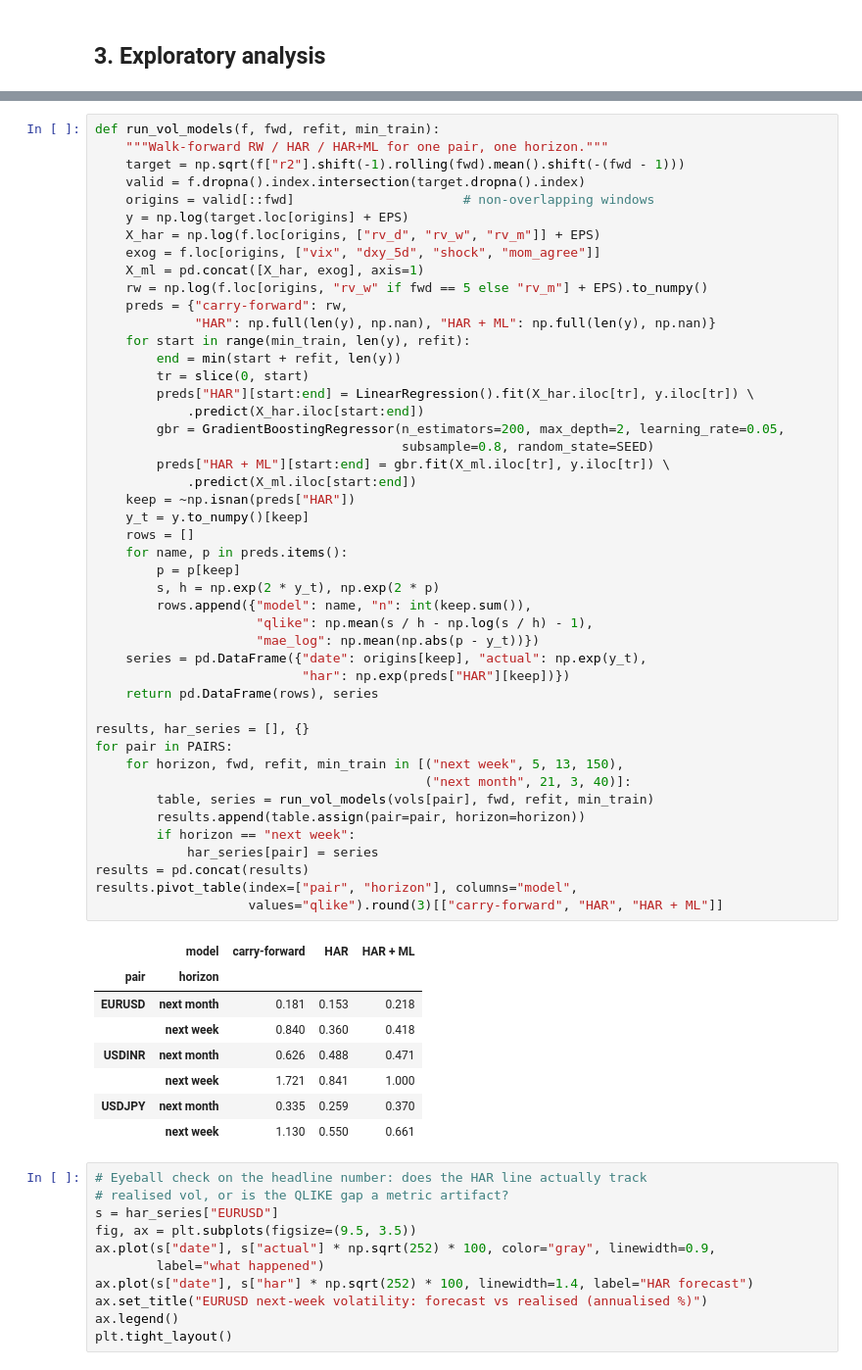
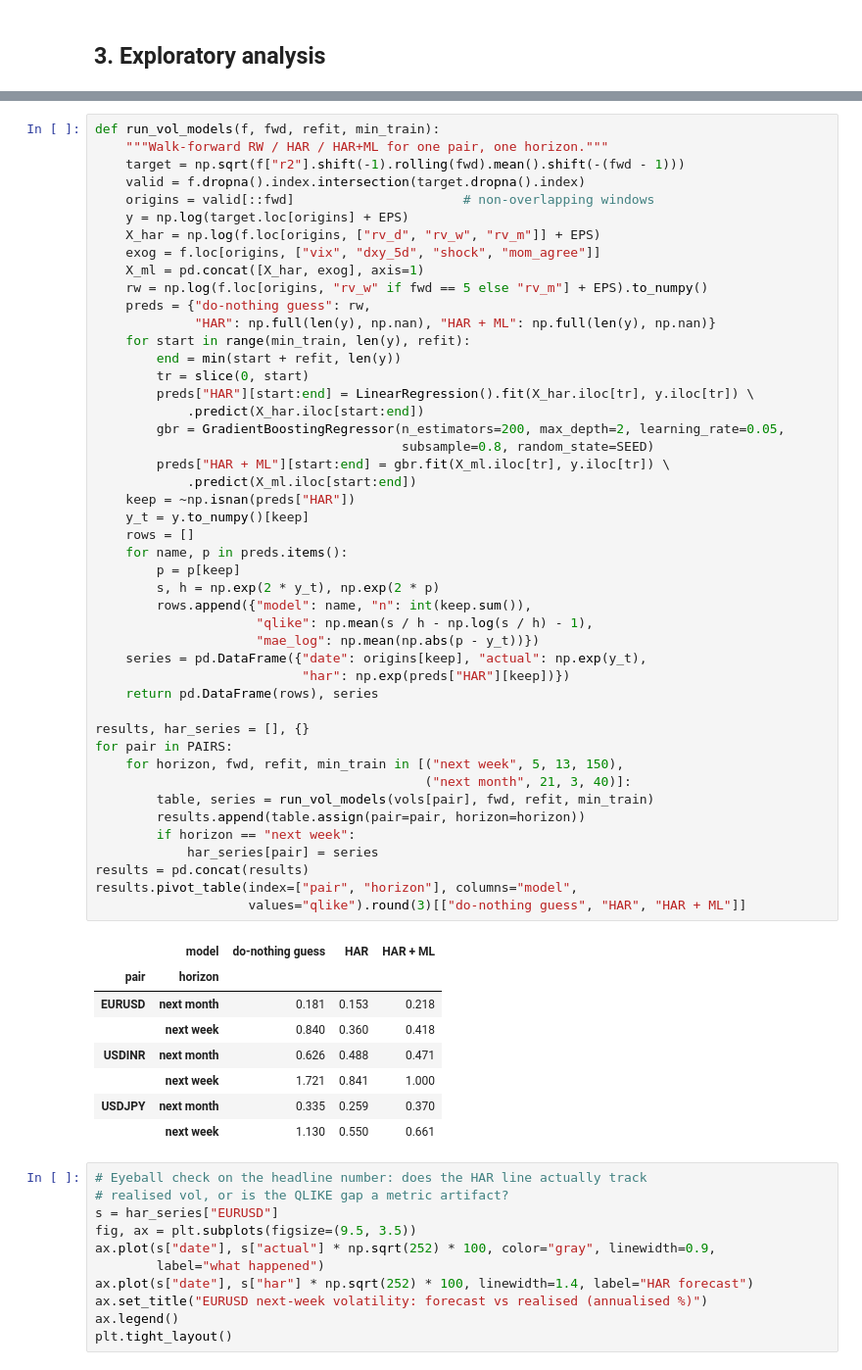
Before and after one commit to jatin-hans/currency-pair-prediction, a Jupyter notebook: notebooks/02_volatility_and_planning.ipynb, the cells around one changed output, grey strips where cells are left out. Shown at 98% size. Cells and saved outputs as stored; diff of their text form.

```diff
--- a/notebooks/02_volatility_and_planning.ipynb
+++ b/notebooks/02_volatility_and_planning.ipynb
@@ -123,7 +130,7 @@ def run_vol_models(f, fwd, refit, min_train):
     exog = f.loc[origins, ["vix", "dxy_5d", "shock", "mom_agree"]]
     X_ml = pd.concat([X_har, exog], axis=1)
     rw = np.log(f.loc[origins, "rv_w" if fwd == 5 else "rv_m"] + EPS).to_numpy()
-    preds = {"carry-forward": rw,
+    preds = {"do-nothing guess": rw,
              "HAR": np.full(len(y), np.nan), "HAR + ML": np.full(len(y), np.nan)}
     for start in range(min_train, len(y), refit):
         end = min(start + refit, len(y))
@@ -131,35 +138,35 @@ def run_vol_models(f, fwd, refit, min_train):
         preds["HAR"][start:end] = LinearRegression().fit(X_har.iloc[tr], y.iloc[tr]) \
             .predict(X_har.iloc[start:end])
         gbr = GradientBoostingRegressor(n_estimators=200, max_depth=2, learning_rate=0.05,
                                         subsample=0.8, random_state=SEED)
         preds["HAR + ML"][start:end] = gbr.fit(X_ml.iloc[tr], y.iloc[tr]) \
             .predict(X_ml.iloc[start:end])
     keep = ~np.isnan(preds["HAR"])
     y_t = y.to_numpy()[keep]
     rows = []
     for name, p in preds.items():
         p = p[keep]
         s, h = np.exp(2 * y_t), np.exp(2 * p)
         rows.append({"model": name, "n": int(keep.sum()),
                      "qlike": np.mean(s / h - np.log(s / h) - 1),
                      "mae_log": np.mean(np.abs(p - y_t))})
     series = pd.DataFrame({"date": origins[keep], "actual": np.exp(y_t),
                            "har": np.exp(preds["HAR"][keep])})
     return pd.DataFrame(rows), series
 
 results, har_series = [], {}
 for pair in PAIRS:
     for horizon, fwd, refit, min_train in [("next week", 5, 13, 150),
                                            ("next month", 21, 3, 40)]:
         table, series = run_vol_models(vols[pair], fwd, refit, min_train)
         results.append(table.assign(pair=pair, horizon=horizon))
         if horizon == "next week":
             har_series[pair] = series
 results = pd.concat(results)
 results.pivot_table(index=["pair", "horizon"], columns="model",
-                    values="qlike").round(3)[["carry-forward", "HAR", "HAR + ML"]]
+                    values="qlike").round(3)[["do-nothing guess", "HAR", "HAR + ML"]]
 # %% [output]
-|  | model | carry-forward | HAR | HAR + ML |
+|  | model | do-nothing guess | HAR | HAR + ML |
 | pair | horizon |  |  |  |
 | EURUSD | next month | 0.181 | 0.153 | 0.218 |
 |  | next week | 0.840 | 0.360 | 0.418 |
```
Also changed, not shown: parts of 13 cells of this notebook, 1 other file.
